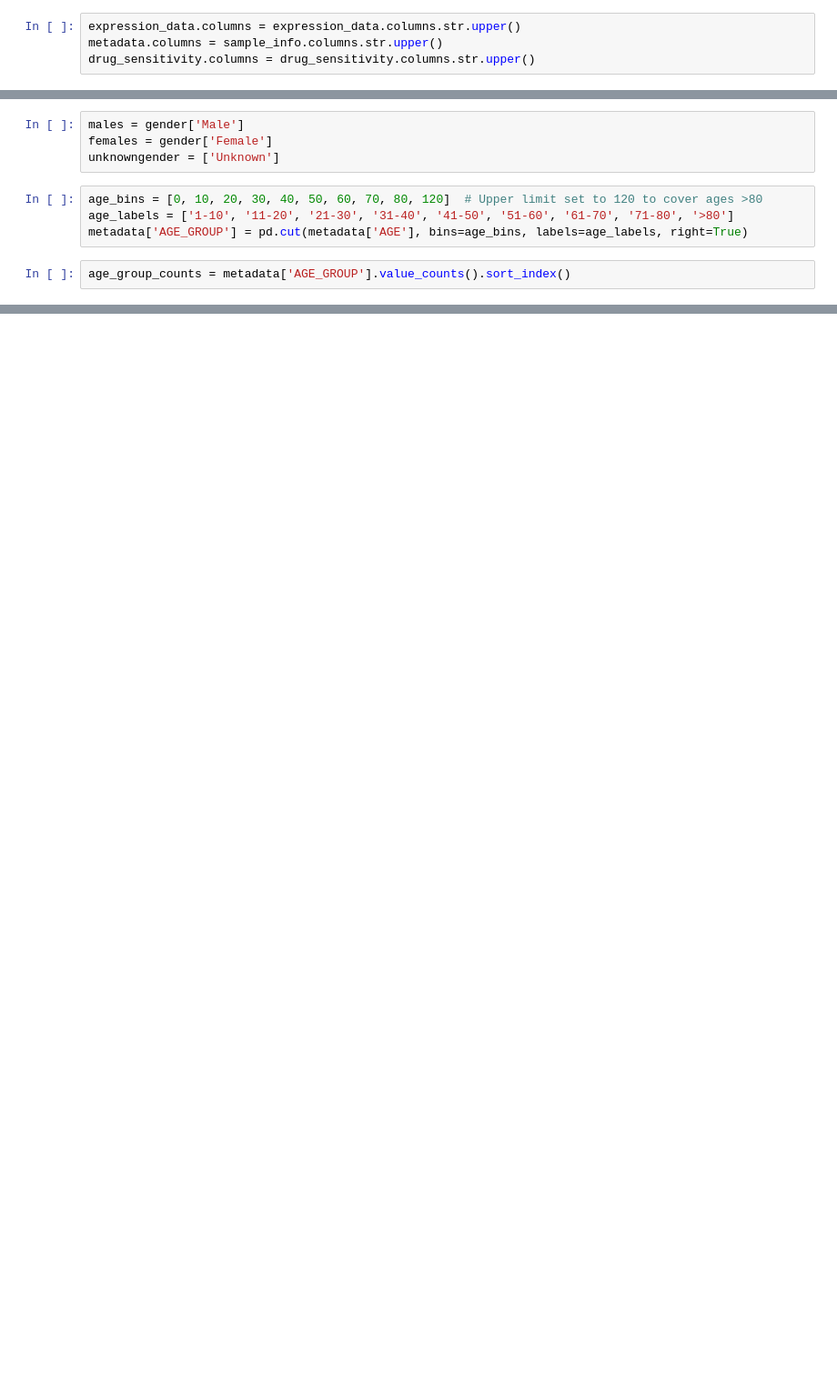
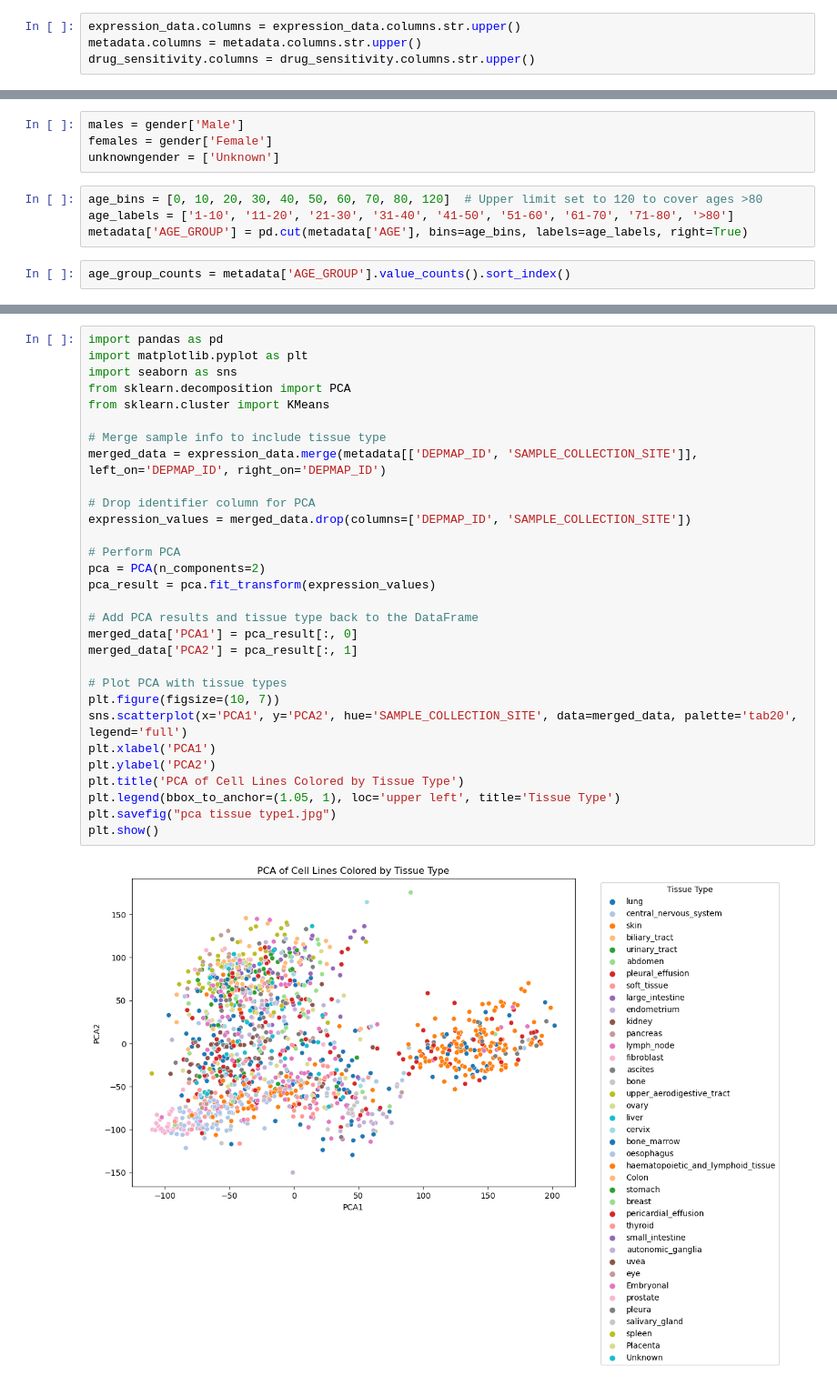
Before and after one commit to DimitraEl/Master-Thesis-2024, a Jupyter notebook: Notebooks/INITIALIZING.ipynb, the cells around one changed output, grey strips where cells are left out. Shown at 91% size. Saved outputs shown, nothing was run; the diff lists cells and outputs as text; blank space fills up the shorter version.

```diff
--- a/Notebooks/INITIALIZING.ipynb
+++ b/Notebooks/INITIALIZING.ipynb
@@ -9,7 +11,7 @@ expression_data = pd.read_csv('CCLE_expression.csv', header=0)
 expression_data.columns.values[0] = 'DEPMAP_ID'
 # %%
 expression_data.columns = expression_data.columns.str.upper()
-metadata.columns = sample_info.columns.str.upper()
+metadata.columns = metadata.columns.str.upper()
 drug_sensitivity.columns = drug_sensitivity.columns.str.upper()
 # %%
 metadata.shape
@@ -63,0 +206,32 @@ age_group_counts
+# %%
+import pandas as pd
+import matplotlib.pyplot as plt
+import seaborn as sns
+from sklearn.decomposition import PCA
+from sklearn.cluster import KMeans
+
+# Merge sample info to include tissue type
+merged_data = expression_data.merge(metadata[['DEPMAP_ID', 'SAMPLE_COLLECTION_SITE']], left_on='DEPMAP_ID', right_on='DEPMAP_ID')
+
+# Drop identifier column for PCA
+expression_values = merged_data.drop(columns=['DEPMAP_ID', 'SAMPLE_COLLECTION_SITE'])
+
+# Perform PCA
+pca = PCA(n_components=2)
+pca_result = pca.fit_transform(expression_values)
+
+# Add PCA results and tissue type back to the DataFrame
+merged_data['PCA1'] = pca_result[:, 0]
+merged_data['PCA2'] = pca_result[:, 1]
+
+# Plot PCA with tissue types
+plt.figure(figsize=(10, 7))
+sns.scatterplot(x='PCA1', y='PCA2', hue='SAMPLE_COLLECTION_SITE', data=merged_data, palette='tab20', legend='full')
+plt.xlabel('PCA1')
+plt.ylabel('PCA2')
+plt.title('PCA of Cell Lines Colored by Tissue Type')
+plt.legend(bbox_to_anchor=(1.05, 1), loc='upper left', title='Tissue Type')
+plt.savefig("pca tissue type1.jpg")
+plt.show()
+# %% [output]
+[figure, added]
```
Also changed, not shown: parts of 65 cells of this notebook.
